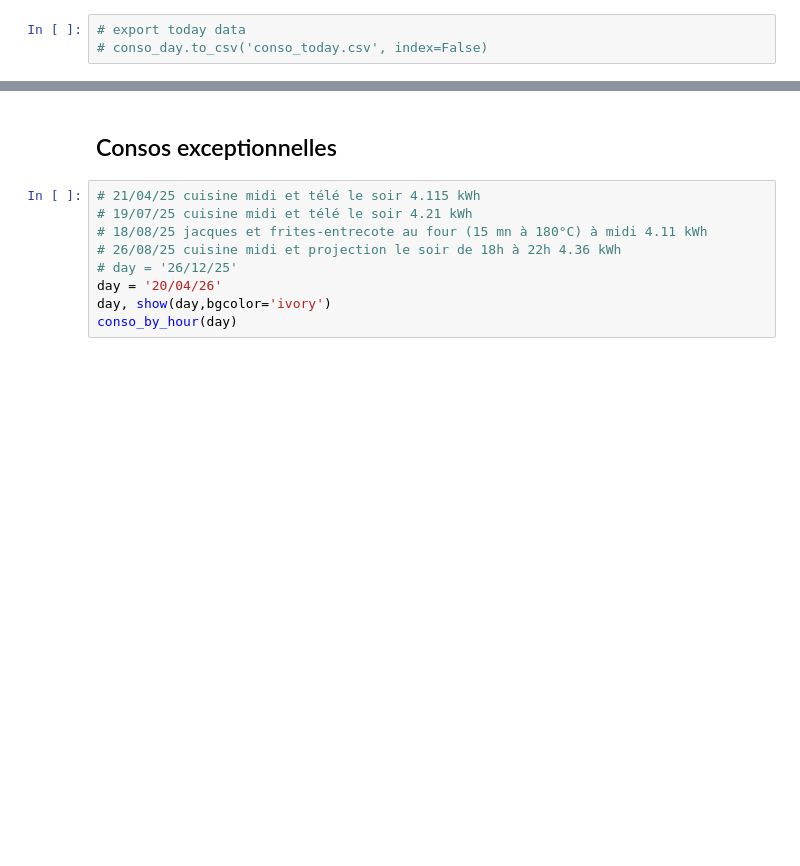
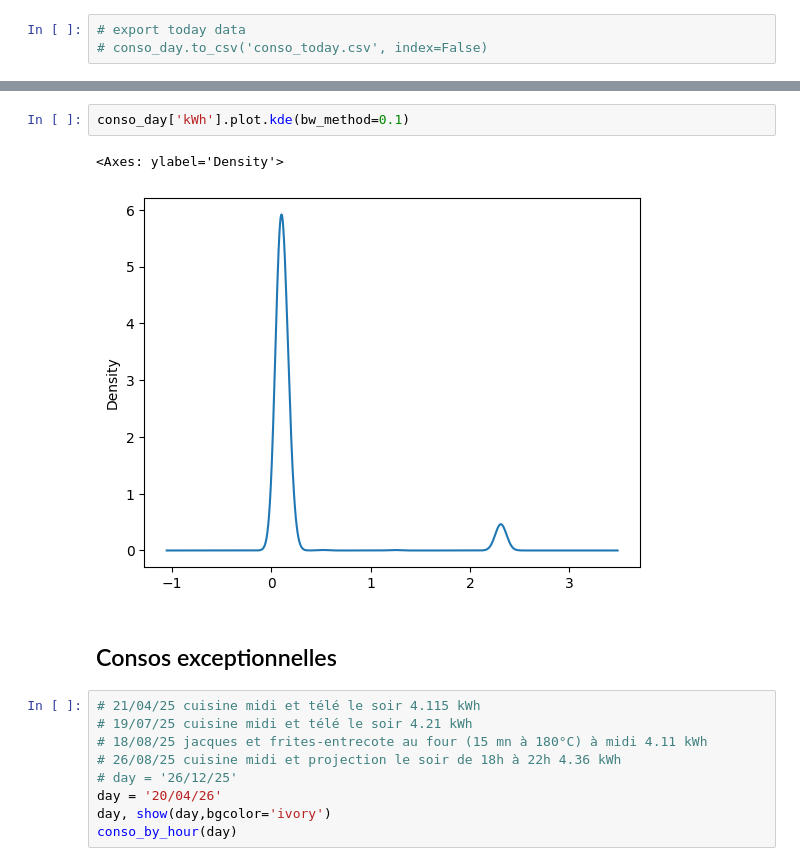
Before and after one commit to jdavid54/jupyter_notebooks2, a Jupyter notebook: conso_kwh_mini.ipynb, the cells around one changed output, grey strips where cells are left out. Cells and saved outputs as stored; diff of their text form; blank space fills up the shorter version.

```diff
--- a/conso_kwh_mini.ipynb
+++ b/conso_kwh_mini.ipynb
@@ -1679,3 +1662,8 @@ plt.hist(conso_day['kWh'], bins=20, color='blue', edgecolor='black')
+# %%
+conso_day['kWh'].plot.kde(bw_method=0.1)
+# %% [output]
+<Axes: ylabel='Density'>
+[figure, added]
 # %% [markdown]
 ## Consos exceptionnelles
 # %%
```
Also changed, not shown: parts of 152 cells of this notebook, 16 other files.
